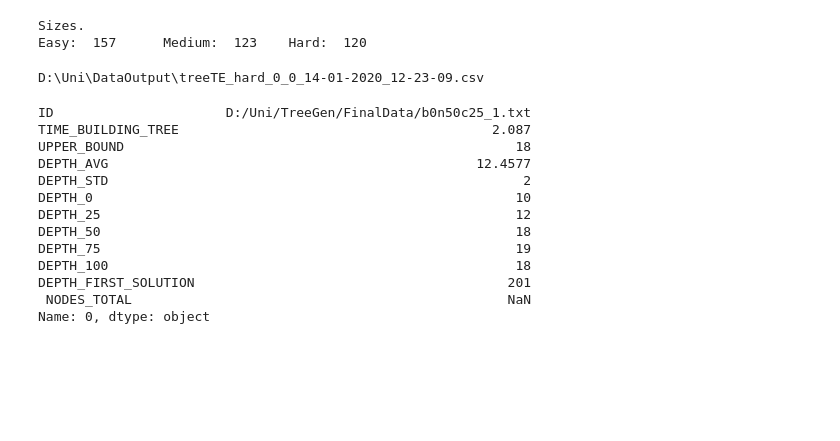
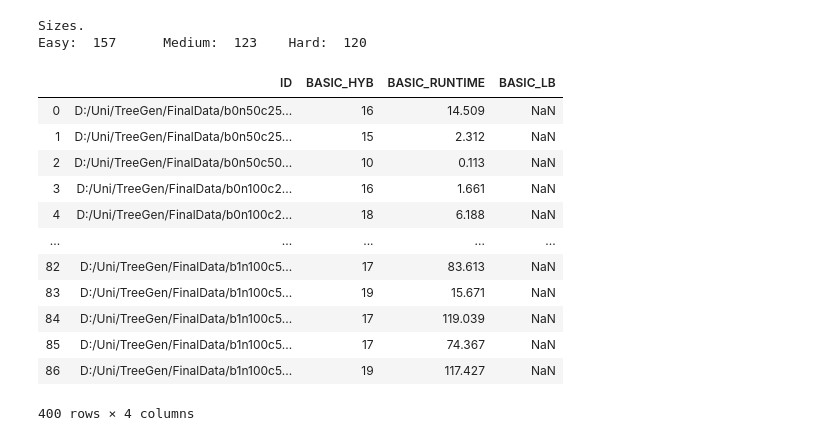
Before and after one commit to ericrisbakk/bachelor_thesis, a Jupyter notebook: data_analysis/BachelorThesisData.ipynb, the cells around one changed output. Cells and saved outputs as stored; diff of their text form; code cells hidden in the pictures; blank space fills up the shorter version.

```diff
--- a/data_analysis/BachelorThesisData.ipynb
+++ b/data_analysis/BachelorThesisData.ipynb
@@ -7,6 +8,13 @@ import os
 
 dataFolder = "D:\\Uni\\DataOutput\\"
 fName_2MIN = "TerminusEst_MCTS_2MIN"
+# %%
+def remove_space_from_column_names(df):
+    for col in df.columns:
+        if (col[0] == " "):
+            df = df.rename(columns={col: col[1:]})
+
+    return df
 # %%
 # Gather all data from the quick run into a single comprehensible file.
 l_post = []
@@ -100,29 +96,34 @@ save_file_names(d_hard.ID.values, "data_hard.txt", location)
 # %%
 def collect_files_with_text(text, path):
     files = []
     for r, d, f in os.walk(path):
         for file in f:
             if text in file:
                 files.append(os.path.join(r, file))
 
     return files
 
-files = collect_files_with_text('tree', dataFolder)
-print(files[0])
-d_thing = pd.read_csv(files[0])
-d_thing.loc[0]
+def get_one_dataframe(files):
+    d = pd.read_csv(files[0])
+    for i in range(1, len(files)):
+        d = pd.concat([d, pd.read_csv(files[i])], axis=0, sort=False)
+    return d
+
+filesB = collect_files_with_text('basicTE', dataFolder)
+dataB = get_one_dataframe(filesB)
+dataB = remove_space_from_column_names(dataB)
+dataB
 # %% [output]
+|  | ID | BASIC_HYB | BASIC_RUNTIME | BASIC_LB |
+| 0 | D:/Uni/TreeGen/FinalData/b0n50c25... | 16 | 14.509 | NaN |
+| 1 | D:/Uni/TreeGen/FinalData/b0n50c25... | 15 | 2.312 | NaN |
+| 2 | D:/Uni/TreeGen/FinalData/b0n50c50... | 10 | 0.113 | NaN |
+| 3 | D:/Uni/TreeGen/FinalData/b0n100c2... | 16 | 1.661 | NaN |
+| 4 | D:/Uni/TreeGen/FinalData/b0n100c2... | 18 | 6.188 | NaN |
+| ... | ... | ... | ... | ... |
+| 82 | D:/Uni/TreeGen/FinalData/b1n100c5... | 17 | 83.613 | NaN |
+| 83 | D:/Uni/TreeGen/FinalData/b1n100c5... | 19 | 15.671 | NaN |
+| 84 | D:/Uni/TreeGen/FinalData/b1n100c5... | 17 | 119.039 | NaN |
+| 85 | D:/Uni/TreeGen/FinalData/b1n100c5... | 17 | 74.367 | NaN |
+| 86 | D:/Uni/TreeGen/FinalData/b1n100c5... | 19 | 117.427 | NaN |
-D:\Uni\DataOutput\treeTE_hard_0_0_14-01-2020_12-23-09.csv
+400 rows × 4 columns
-ID                      D:/Uni/TreeGen/FinalData/b0n50c25_1.txt
-TIME_BUILDING_TREE                                        2.087
-UPPER_BOUND                                                  18
-DEPTH_AVG                                               12.4577
-DEPTH_STD                                                     2
-DEPTH_0                                                      10
-DEPTH_25                                                     12
-DEPTH_50                                                     18
-DEPTH_75                                                     19
-DEPTH_100                                                    18
-DEPTH_FIRST_SOLUTION                                        201
- NODES_TOTAL                                                NaN
-Name: 0, dtype: object
```
Also changed, not shown: parts of 7 cells of this notebook.
